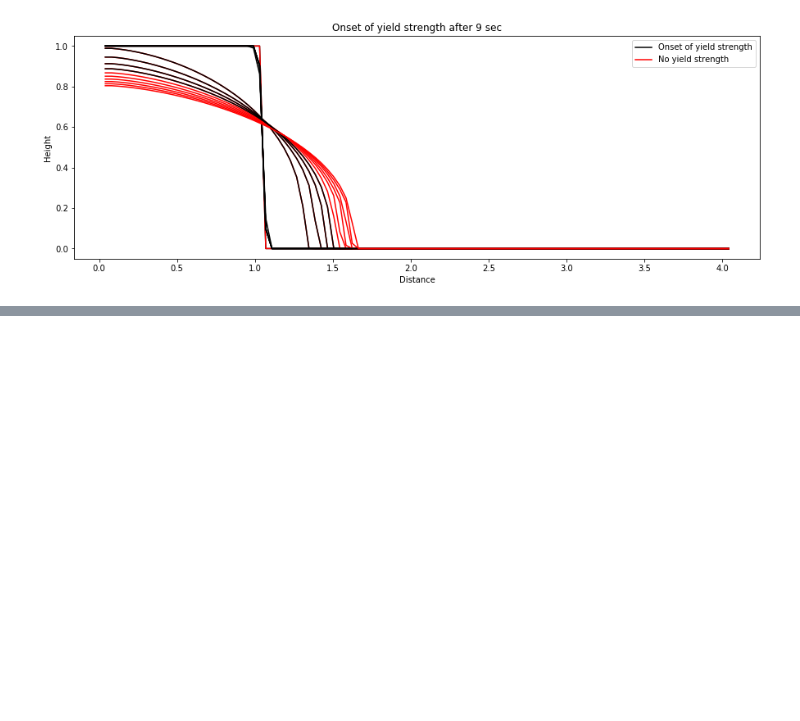
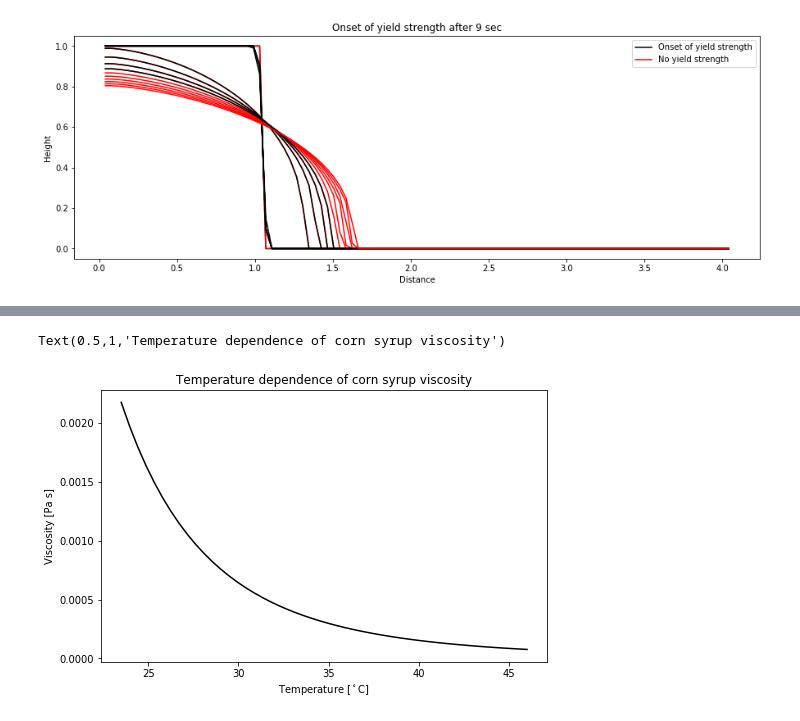
Before and after one commit to JanineBirnbaum18/3-phase-flow, a Jupyter notebook: Homogeneous flow.ipynb, the cells around one changed output, grey strips where cells are left out. Drawn from its saved outputs; the diff is of its cells as text; code cells hidden in the pictures; blank space fills up the shorter version.

```diff
--- a/Homogeneous flow.ipynb
+++ b/Homogeneous flow.ipynb
@@ -479,0 +482,31 @@ ax.legend();
+# %%
+def Visc(T):
+    """Calculate viscosity of 79% sugar corn syrup at specified Temperature based on
+    best-fit curve calibrated between 23.5 - 46 deg C.
+
+    :Input:
+     - *T* (array_like)      - Evaluation temperatures in [deg C].
+
+    :Output:
+     - (array_like)          - Viscosity at temperatures T in [Pa s].
+
+    """
+    return 15603*T**(-2.44)
+# %%
+T_fit = np.linspace(23.5, 46, 50)
+Visc_fit = Visc(T_fit)
+T_dat = [23.5, 26, 26.5, 30, 36, 40, 46]
+T_err = [0.5, 1,1 , 3, 3, 3, 3]
+Visc_dat = [6.588, 5.979, 5.592, 3.606, 2.204, 2.255, 1.303]
+Visc_stdev = [0.032, 0.0064, 0.0064, 0.006, 0.0269, 0.112, 0.0386]
+
+fig,ax = plt.subplots(figsize=(8,5))
+ax.plot(T_fit,Visc_fit,'k-')
+#ax.errorbar(T_dat, Visc_dat, xerr=T_err, yerr=Visc_stdev,
+           #linestyle='none', fmt='ro')
+ax.set_xlabel(r'Temperature [$^\circ$C]')
+ax.set_ylabel('Viscosity [Pa s]')
+ax.set_title('Temperature dependence of corn syrup viscosity')
+# %% [output]
+Text(0.5,1,'Temperature dependence of corn syrup viscosity')
+[figure, added]
```
Also changed, not shown: parts of 6 cells of this notebook.
